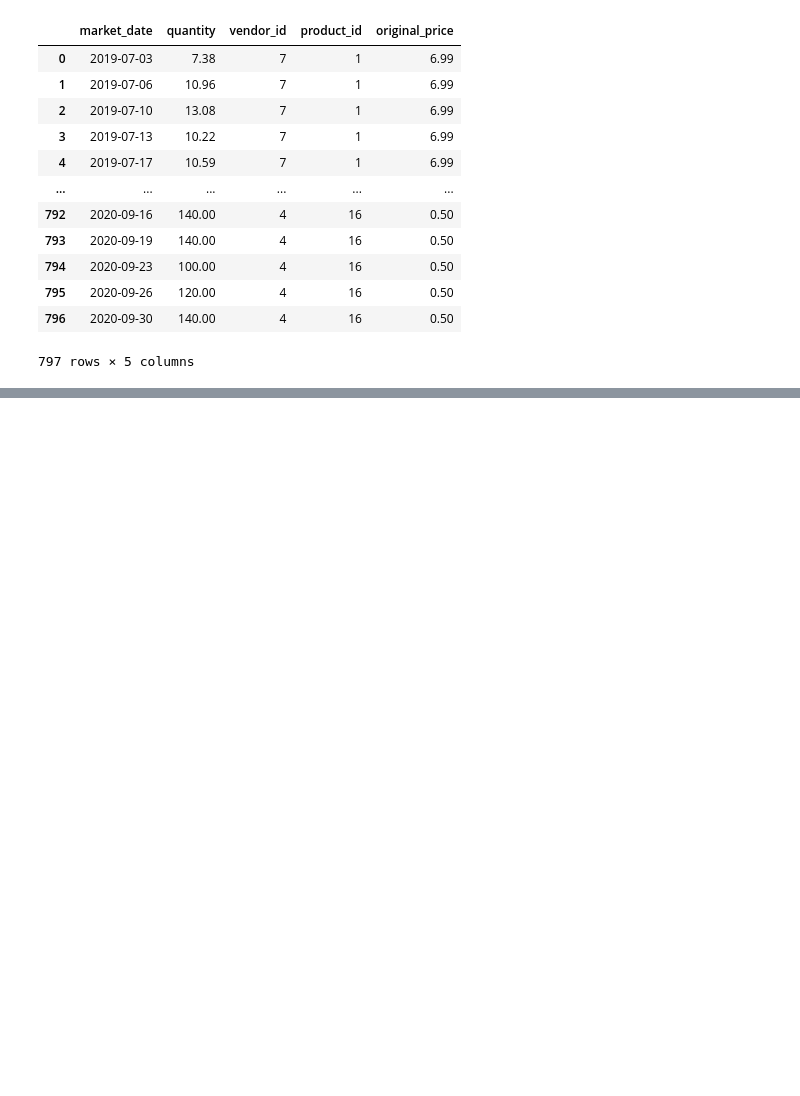
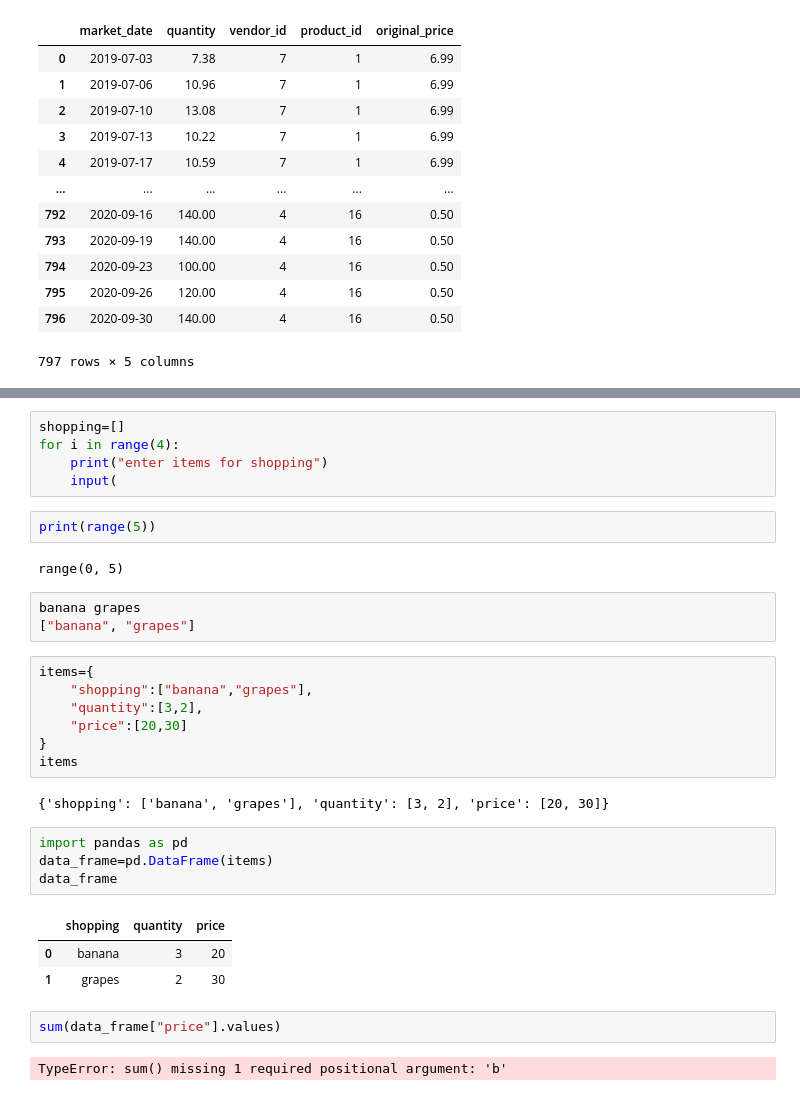
Before and after one commit to KunalNeon/SQL-For-Data-Scientist, a Jupyter notebook: sql.ipynb, the cells around one changed output, grey strips where cells are left out. Cells and saved outputs as stored; diff of their text form; blank space fills up the shorter version.

```diff
--- a/sql.ipynb
+++ b/sql.ipynb
@@ -2056,0 +2178,33 @@ The sql extension is already loaded. To reload it, use:
+# %%
+shopping=[]
+for i in range(4):
+    print("enter items for shopping")
+    input(
+# %%
+print(range(5))
+# %% [output]
+range(0, 5)
+# %%
+banana grapes
+["banana", "grapes"]
+# %%
+items={
+    "shopping":["banana","grapes"],
+    "quantity":[3,2],
+    "price":[20,30]
+}
+items
+# %% [output]
+{'shopping': ['banana', 'grapes'], 'quantity': [3, 2], 'price': [20, 30]}
+# %%
+import pandas as pd
+data_frame=pd.DataFrame(items)
+data_frame
+# %% [output]
+|  | shopping | quantity | price |
+| 0 | banana | 3 | 20 |
+| 1 | grapes | 2 | 30 |
+# %%
+sum(data_frame["price"].values)
+# %% [output]
+TypeError: sum() missing 1 required positional argument: 'b'
```
Also changed, not shown: parts of 22 cells of this notebook.
